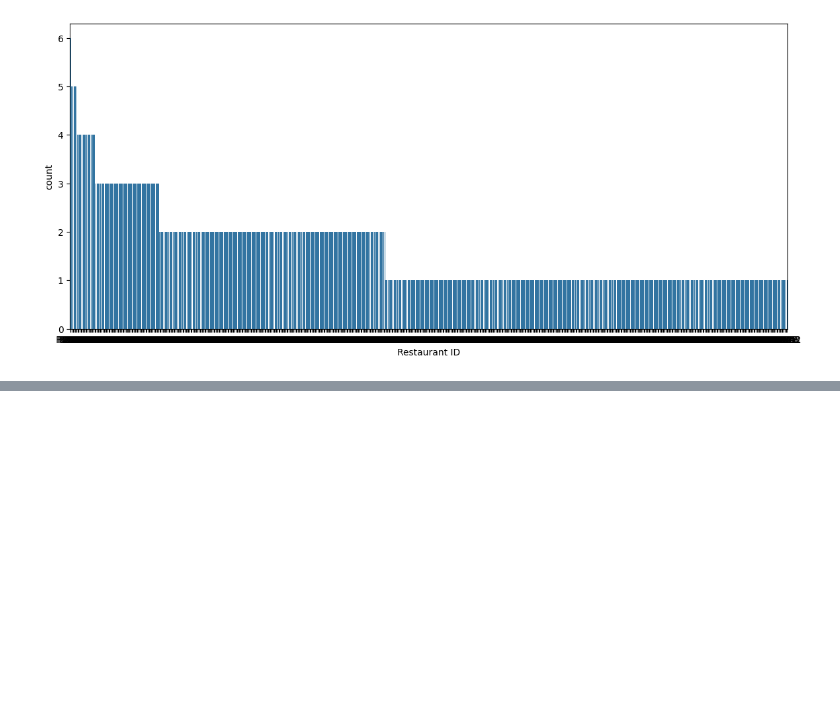
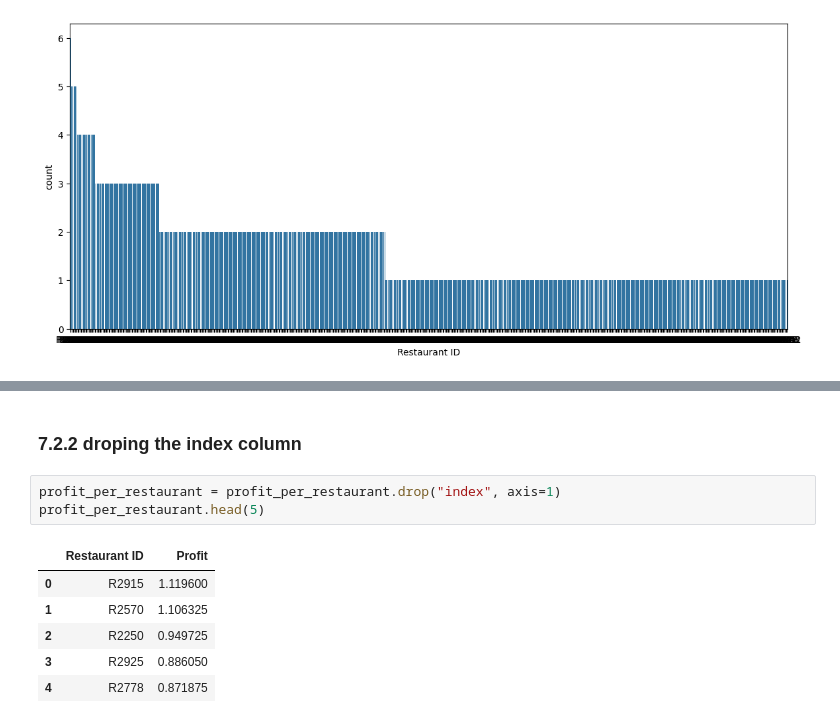
Before and after one commit to HSVI/Food-Delivery-Analysis, a Jupyter notebook: Analysis.ipynb, the cells around one changed output, grey strips where cells are left out. Saved outputs shown, nothing was run; the diff lists cells and outputs as text; blank space fills up the shorter version.

```diff
--- a/Analysis.ipynb
+++ b/Analysis.ipynb
@@ -276,0 +269,12 @@ test.sort_values(by="Profit", ascending=False)
+# %% [markdown]
+### 7.2.2 droping the index column
+# %%
+profit_per_restaurant = profit_per_restaurant.drop("index", axis=1)
+profit_per_restaurant.head(5)
+# %% [output]
+|  | Restaurant ID | Profit |
+| 0 | R2915 | 1.119600 |
+| 1 | R2570 | 1.106325 |
+| 2 | R2250 | 0.949725 |
+| 3 | R2925 | 0.886050 |
+| 4 | R2778 | 0.871875 |
```
Also changed, not shown: parts of 13 cells of this notebook.
